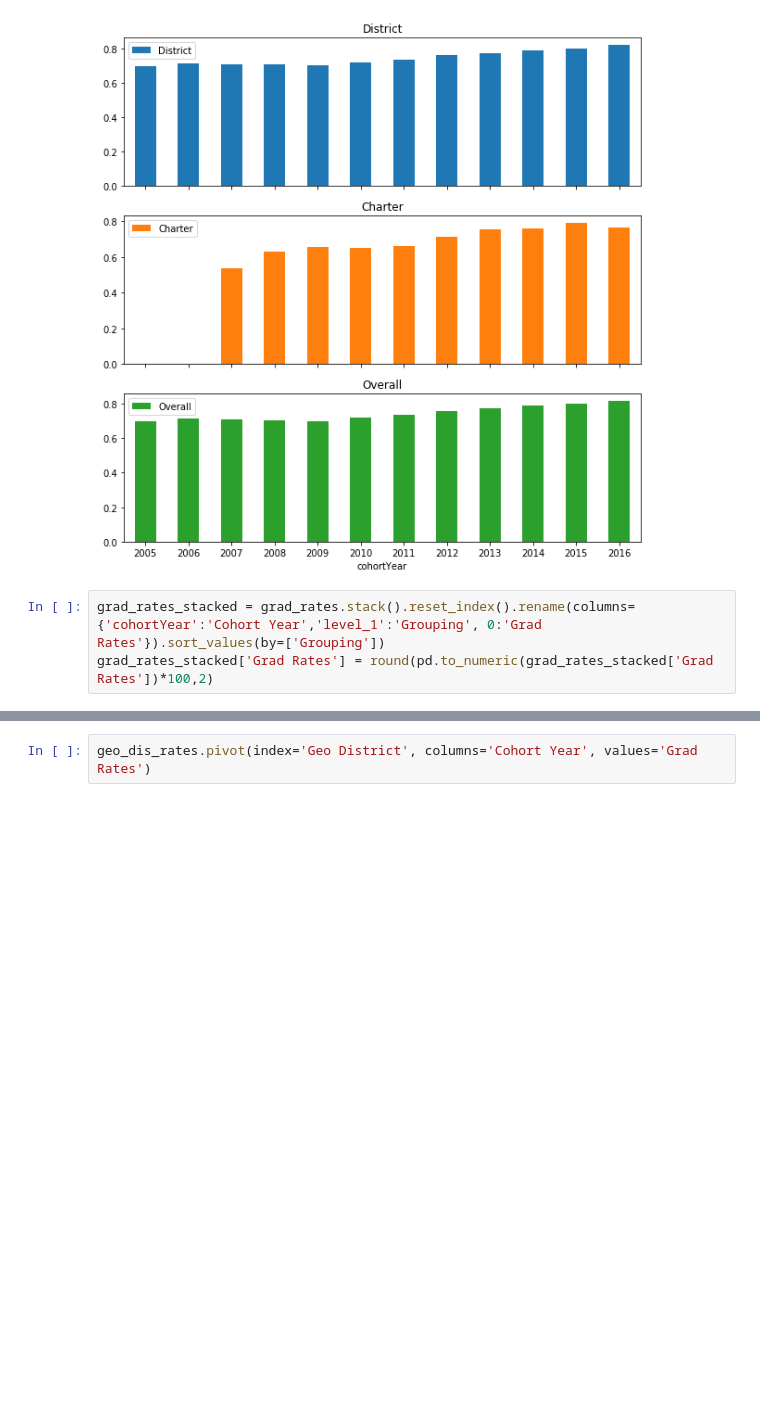
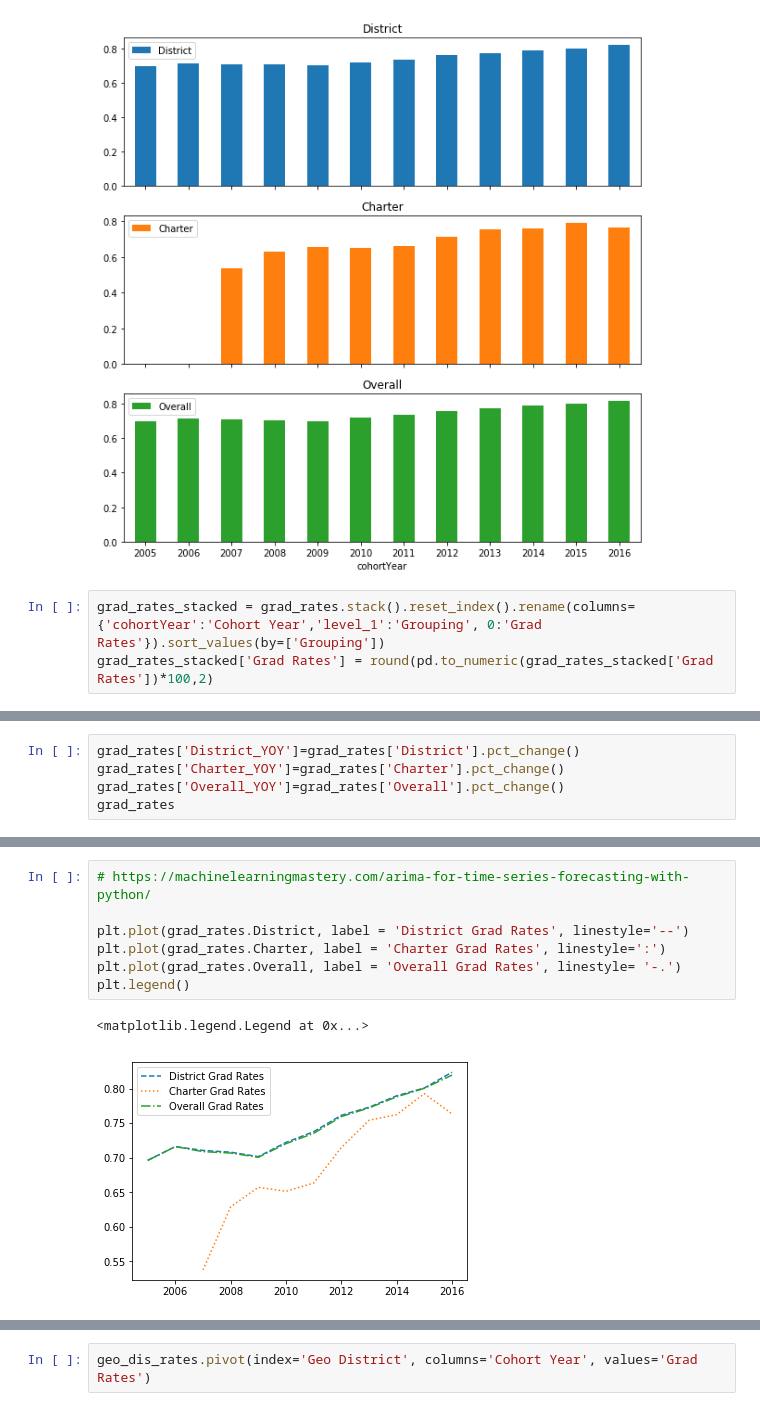
Before and after one commit to meiguan/covid19SchoolsNYC, a Jupyter notebook: eda_public_datasets.ipynb, the cells around one changed output, grey strips where cells are left out. Saved outputs shown, nothing was run; the diff lists cells and outputs as text; blank space fills up the shorter version.

```diff
--- a/eda_public_datasets.ipynb
+++ b/eda_public_datasets.ipynb
@@ -152,0 +156,5 @@ posx and posy should be finite values
+# %%
+grad_rates['District_YOY']=grad_rates['District'].pct_change()
+grad_rates['Charter_YOY']=grad_rates['Charter'].pct_change()
+grad_rates['Overall_YOY']=grad_rates['Overall'].pct_change()
+grad_rates
@@ -152,0 +176,10 @@ posx and posy should be finite values
+# %%
+# https://machinelearningmastery.com/arima-for-time-series-forecasting-with-python/
+
+plt.plot(grad_rates.District, label = 'District Grad Rates', linestyle='--')
+plt.plot(grad_rates.Charter, label = 'Charter Grad Rates', linestyle=':')
+plt.plot(grad_rates.Overall, label = 'Overall Grad Rates', linestyle= '-.')
+plt.legend()
+# %% [output]
+<matplotlib.legend.Legend at 0x...>
+[figure, added]
```
Also changed, not shown: parts of 35 cells of this notebook, 1 other file.
